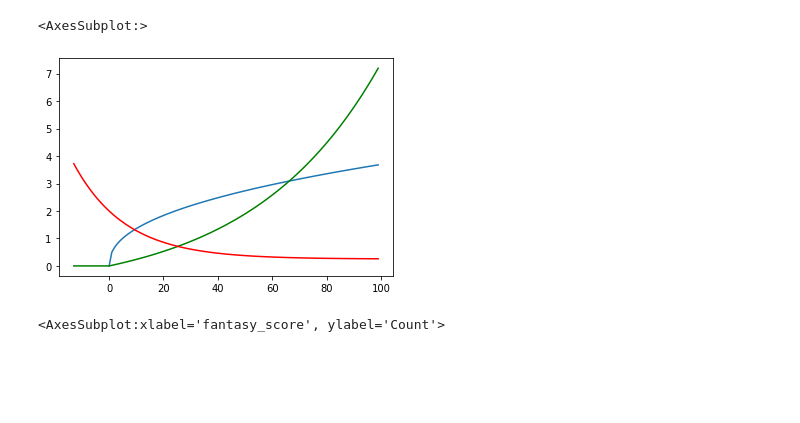
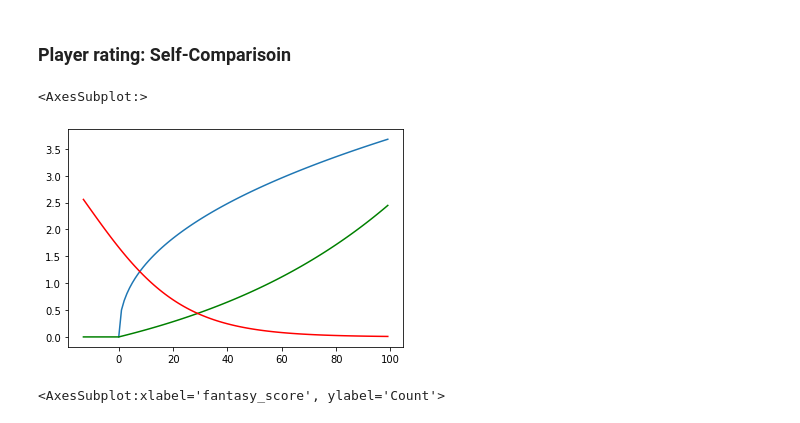
Before and after one commit to jaysonbb/Game_Stonks, a Jupyter notebook: testing/player_value_testing.ipynb, the cells around one changed output. Cells and saved outputs as stored; diff of their text form; code cells hidden in the pictures; blank space fills up the shorter version.

```diff
--- a/testing/player_value_testing.ipynb
+++ b/testing/player_value_testing.ipynb
@@ -26,39 +24,43 @@ import math
+# %% [markdown]
+### Player rating: Self-Comparisoin
 # %%
 df = pd.read_csv('test_data/player_self_comparison.csv')
 df['difference'] = df['fantasy_score'] - df['10_game_avg']
 # %%
 def difference_weight(fs,av=None):
+    # difference weight
     if fs == av or (fs == 0 and not av):
         return 0
 
     if av:
         x = abs(fs - av)
         sign = 1 if fs > av else -1
     else:
         x = fs
         sign = 1 if fs > 0 else -1
 
     return sign * 0.5 * math.e**(math.log10(x))
 
-def fs_weight(x, sign=1):
-    # did better than average
+def fs_weight(fs, sign=1):
+    # fantasy score weight
     if sign > 0:
-        if x <= 0:
-            return 0
-        # 0.0286424
-        return (math.e**(0.02125*x) - 1)
-    # did worse than average
+        if fs <= 0:
+            fs_weight = 0
+        else:
+            fs_weight = (math.e**(0.0125*fs)-1)
     else:
-        return (1.75/math.e**(0.05269*x)) + .25
+        fs_weight = 2.5/(math.e**(.056925*fs) + .5)
+
+    return fs_weight
 
 diff_range = range(int(min(abs(df['difference']))), 100)
-values = range(int(min(df['fantasy_score'])), 100)
+values =     range(int(min(df['fantasy_score'])), 100)
 sns.lineplot(x=diff_range, y=[difference_weight(x) for x in diff_range])
 sns.lineplot(x=values, y=[fs_weight(x, 1) for x in values],color='green')
 sns.lineplot(x=values, y=[fs_weight(x,-1) for x in values],color='red')
 # %% [output]
 <AxesSubplot:>
-[figure, old version]
+[figure, new version]
 # %%
 sns.histplot(df['fantasy_score'], color='green', alpha=1)
 sns.histplot(df['difference'], color='blue', alpha=0.5)
```
Also changed, not shown: parts of 10 cells of this notebook, 1 other file.
